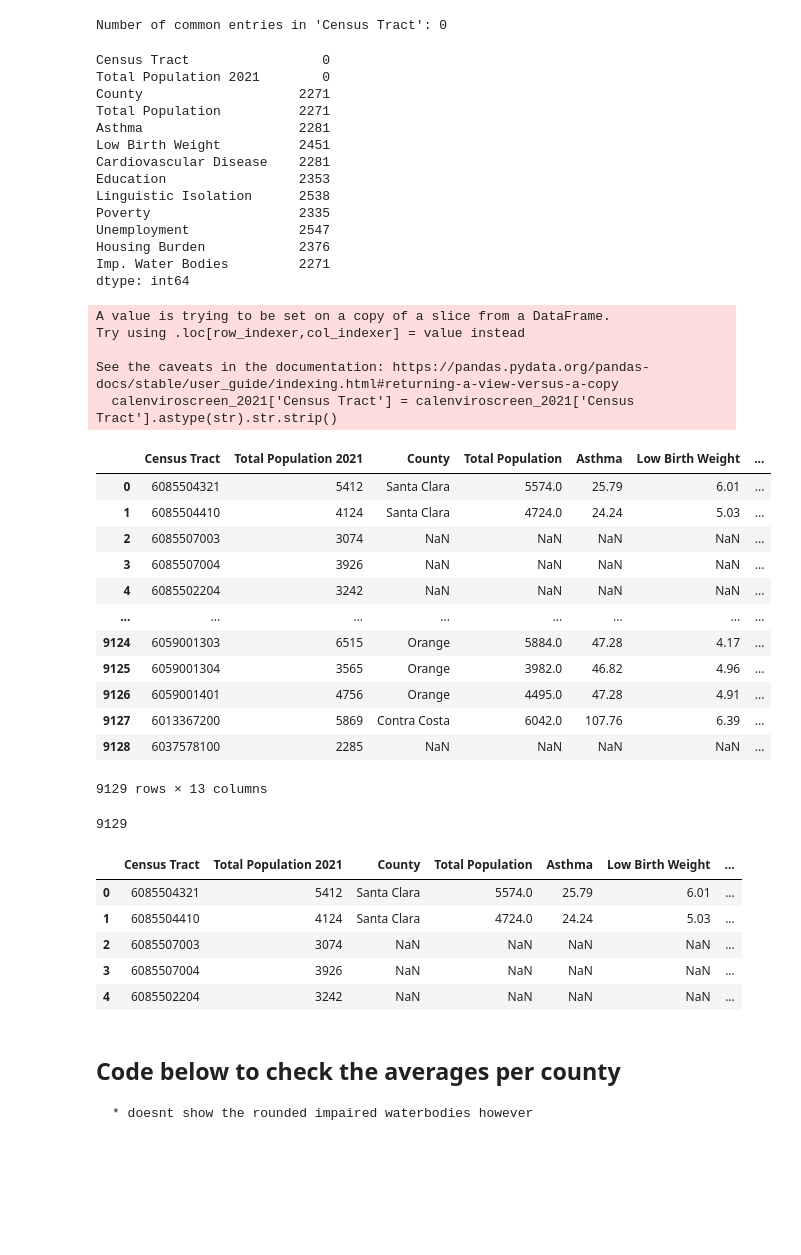
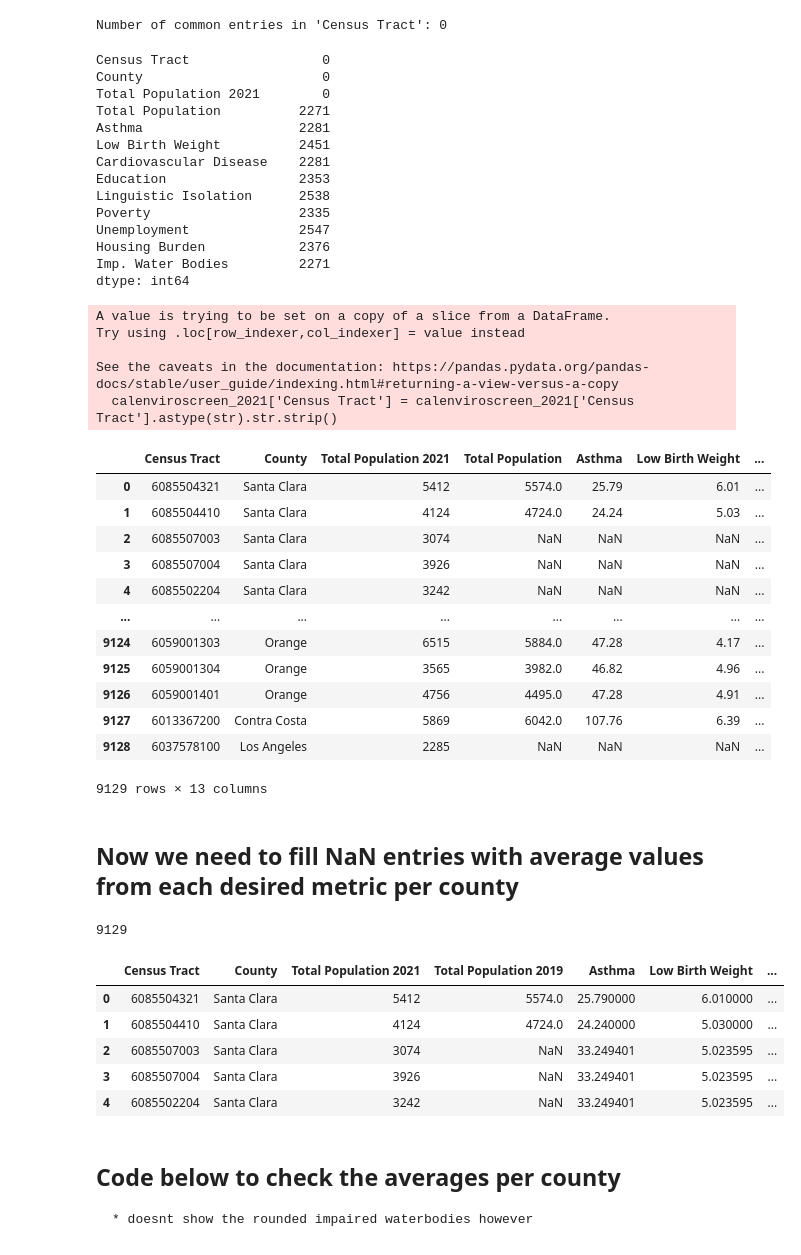
Before and after one commit to Eagle-Rock-Analytics/carb-climate-index, a Jupyter notebook: scripts/data_metric_calc/society_cal_enviroscreen_metrics.ipynb, the cells around one changed output. Cells and saved outputs as stored; diff of their text form; code cells hidden in the pictures; blank space fills up the shorter version.

```diff
--- a/scripts/data_metric_calc/society_cal_enviroscreen_metrics.ipynb
+++ b/scripts/data_metric_calc/society_cal_enviroscreen_metrics.ipynb
@@ -183,8 +188,7 @@ metric_enviroscreen_data = enviroscreen_data[['Census Tract',
                                                 ]]
 calenviroscreen_2021 = joined_df[metric_enviroscreen_data.columns]
 calenviroscreen_2021['Census Tract'] = calenviroscreen_2021['Census Tract'].astype(str)
-calenviroscreen_2021 = calenviroscreen_2021.rename(columns={'California County':'County'})
-calenviroscreen_2021['County'] = calenviroscreen_2021['County'].str.strip()
+calenviroscreen_2021 = calenviroscreen_2021.drop(columns={'California County'})
 
 calenviroscreen_2021
 # %% [output]
@@ -234,7 +239,7 @@ calenviroscreen_2021
 county_tract_pop = "s3://ca-climate-index/0_map_data/ca_tract_county_population_2022.csv"
 county_tract_pop = pd.read_csv(county_tract_pop)
 county_tract_pop = county_tract_pop.rename(columns={'TRACT': 'Census Tract'})
-county_tract_pop = county_tract_pop.drop(columns={'Unnamed: 0', 'County', 'COUNTYFP'}, axis=1)
+county_tract_pop = county_tract_pop.drop(columns={'Unnamed: 0', 'COUNTYFP'}, axis=1)
 county_tract_pop['Census Tract'] = county_tract_pop['Census Tract'].astype(str)
 county_tract_pop
 # %% [output]
@@ -265,7 +270,7 @@ print(f"Number of common entries in '{column_to_check}': {common_count}")
 # %% [output]
 Number of common entries in 'Census Tract': 0
 # %%
-# Example correction assuming 'Census Tract' needs string type and stripping whitespaces
+# Adjust entries in Census tract as they need string type and stripping whitespaces
 county_tract_pop['Census Tract'] = county_tract_pop['Census Tract'].astype(str).str.strip()
 calenviroscreen_2021['Census Tract'] = calenviroscreen_2021['Census Tract'].astype(str).str.strip()
 
@@ -275,12 +280,11 @@ merged_df = pd.merge(county_tract_pop, calenviroscreen_2021, on='Census Tract',
 # Now check if there are NaN values in the merged DataFrame
 print(merged_df.isna().sum())
 
-# Optionally, print the first few rows to verify the merge
 merged_df
 # %% [output]
 Census Tract                 0
+County                       0
 Total Population 2021        0
-County                    2271
 Total Population          2271
 Asthma                    2281
 Low Birth Weight          2451
@@ -297,58 +301,60 @@ Try using .loc[row_indexer,col_indexer] = value instead
 
 See the caveats in the documentation: https://pandas.pydata.org/pandas-docs/stable/user_guide/indexing.html#returning-a-view-versus-a-copy
   calenviroscreen_2021['Census Tract'] = calenviroscreen_2021['Census Tract'].astype(str).str.strip()
-|  | Census Tract | Total Population 2021 | County | Total Population | Asthma | Low Birth Weight | ... |
-| 0 | 6085504321 | 5412 | Santa Clara | 5574.0 | 25.79 | 6.01 | ... |
-| 1 | 6085504410 | 4124 | Santa Clara | 4724.0 | 24.24 | 5.03 | ... |
-| 2 | 6085507003 | 3074 | NaN | NaN | NaN | NaN | ... |
-| 3 | 6085507004 | 3926 | NaN | NaN | NaN | NaN | ... |
-| 4 | 6085502204 | 3242 | NaN | NaN | NaN | NaN | ... |
+|  | Census Tract | County | Total Population 2021 | Total Population | Asthma | Low Birth Weight | ... |
+| 0 | 6085504321 | Santa Clara | 5412 | 5574.0 | 25.79 | 6.01 | ... |
+| 1 | 6085504410 | Santa Clara | 4124 | 4724.0 | 24.24 | 5.03 | ... |
+| 2 | 6085507003 | Santa Clara | 3074 | NaN | NaN | NaN | ... |
+| 3 | 6085507004 | Santa Clara | 3926 | NaN | NaN | NaN | ... |
+| 4 | 6085502204 | Santa Clara | 3242 | NaN | NaN | NaN | ... |
 | ... | ... | ... | ... | ... | ... | ... | ... |
-| 9124 | 6059001303 | 6515 | Orange | 5884.0 | 47.28 | 4.17 | ... |
-| 9125 | 6059001304 | 3565 | Orange | 3982.0 | 46.82 | 4.96 | ... |
-| 9126 | 6059001401 | 4756 | Orange | 4495.0 | 47.28 | 4.91 | ... |
-| 9127 | 6013367200 | 5869 | Contra Costa | 6042.0 | 107.76 | 6.39 | ... |
-| 9128 | 6037578100 | 2285 | NaN | NaN | NaN | NaN | ... |
+| 9124 | 6059001303 | Orange | 6515 | 5884.0 | 47.28 | 4.17 | ... |
+| 9125 | 6059001304 | Orange | 3565 | 3982.0 | 46.82 | 4.96 | ... |
+| 9126 | 6059001401 | Orange | 4756 | 4495.0 | 47.28 | 4.91 | ... |
+| 9127 | 6013367200 | Contra Costa | 5869 | 6042.0 | 107.76 | 6.39 | ... |
+| 9128 | 6037578100 | Los Angeles | 2285 | NaN | NaN | NaN | ... |
 9129 rows × 13 columns
+# %% [markdown]
+## Now we need to fill NaN entries with average values from each desired metric per county
 # %%
 # Columns to fill NaN values
 columns_to_fill = [
                     'Asthma',
                     'Low Birth Weight',
                     'Cardiovascular Disease',
                     'Education',
                     'Linguistic Isolation',
                     'Poverty',
                     'Unemployment',
                     'Housing Burden',
-                    'Imp. Water Bodies',
+                    'Imp. Water Bodies'
                     ]
 
 # Add a new column indicating whether a value was originally NaN
 original_na_flag_column = 'Original_NA_Flag'
 merged_df[original_na_flag_column] = np.where(merged_df[columns_to_fill].isna().any(axis=1), 1, 0)
 
 # Compute average values for each column grouped by 'County'
 average_values_by_county = merged_df.groupby('County')[columns_to_fill].transform('mean')
 
 # Round the mean for 'Imp. Water Bodies' to the nearest whole number
 average_values_by_county['Imp. Water Bodies'] = average_values_by_county['Imp. Water Bodies'].round()
 
 # Fill NaN values in each column with the corresponding average value of that column for the respective 'County'
 for column in columns_to_fill:
     na_mask = merged_df[column].isna()
     merged_df.loc[na_mask, column] = average_values_by_county.loc[na_mask, column]
 
 print(len(merged_df))
 merged_df.head(5)
 # %% [output]
 9129
-|  | Census Tract | Total Population 2021 | County | Total Population | Asthma | Low Birth Weight | ... |
-| 0 | 6085504321 | 5412 | Santa Clara | 5574.0 | 25.79 | 6.01 | ... |
-| 1 | 6085504410 | 4124 | Santa Clara | 4724.0 | 24.24 | 5.03 | ... |
-| 2 | 6085507003 | 3074 | NaN | NaN | NaN | NaN | ... |
-| 3 | 6085507004 | 3926 | NaN | NaN | NaN | NaN | ... |
-| 4 | 6085502204 | 3242 | NaN | NaN | NaN | NaN | ... |
+|  | Census Tract | County | Total Population 2021 | Total Population 2019 | Asthma | Low Birth Weight | ... |
+| 0 | 6085504321 | Santa Clara | 5412 | 5574.0 | 25.790000 | 6.010000 | ... |
+| 1 | 6085504410 | Santa Clara | 4124 | 4724.0 | 24.240000 | 5.030000 | ... |
+| 2 | 6085507003 | Santa Clara | 3074 | NaN | 33.249401 | 5.023595 | ... |
+| 3 | 6085507004 | Santa Clara | 3926 | NaN | 33.249401 | 5.023595 | ... |
+| 4 | 6085502204 | Santa Clara | 3242 | NaN | 33.249401 | 5.023595 | ... |
 # %% [markdown]
 ## Code below to check the averages per county
     * doesnt show the rounded impaired waterbodies however
```
Also changed, not shown: parts of 12 cells of this notebook.
